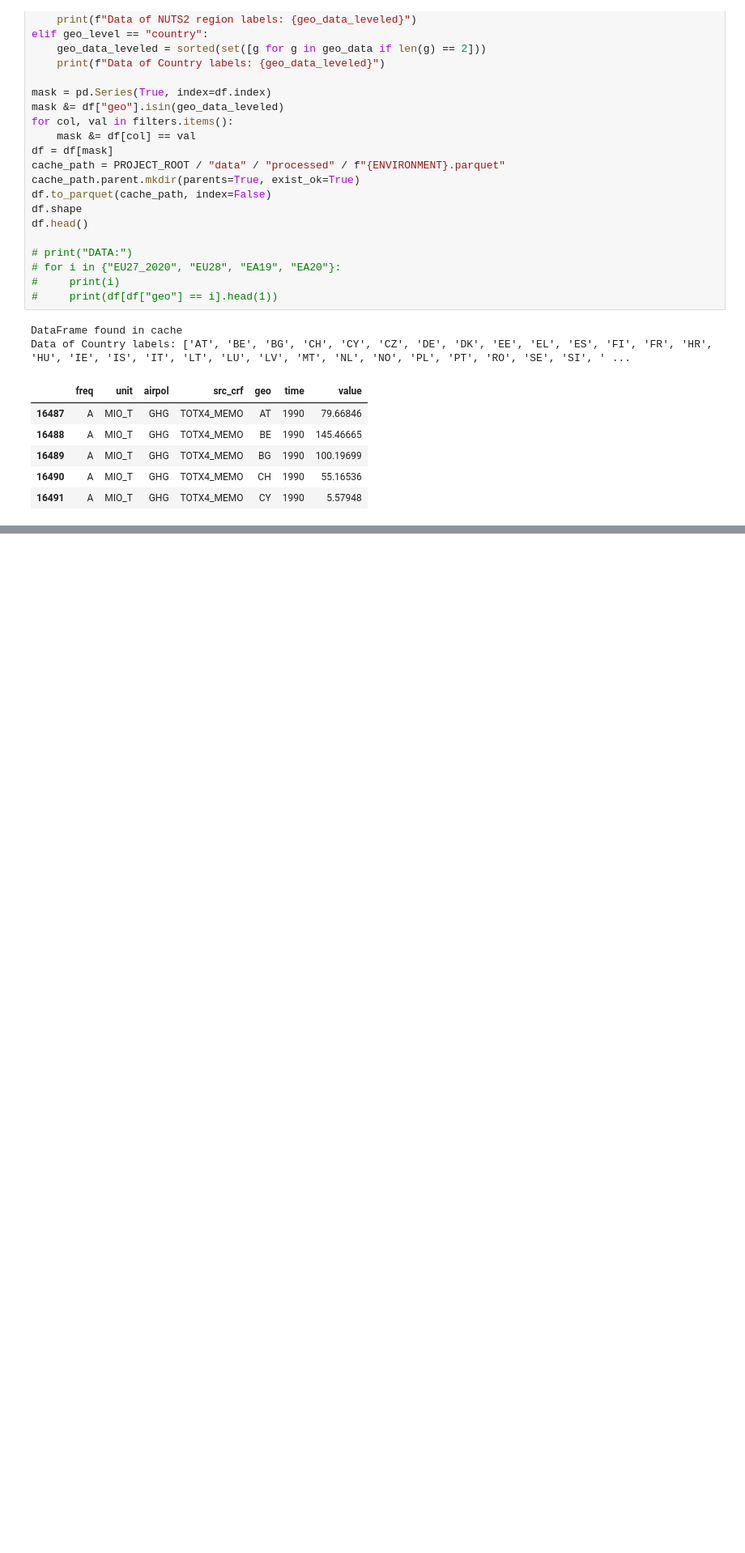
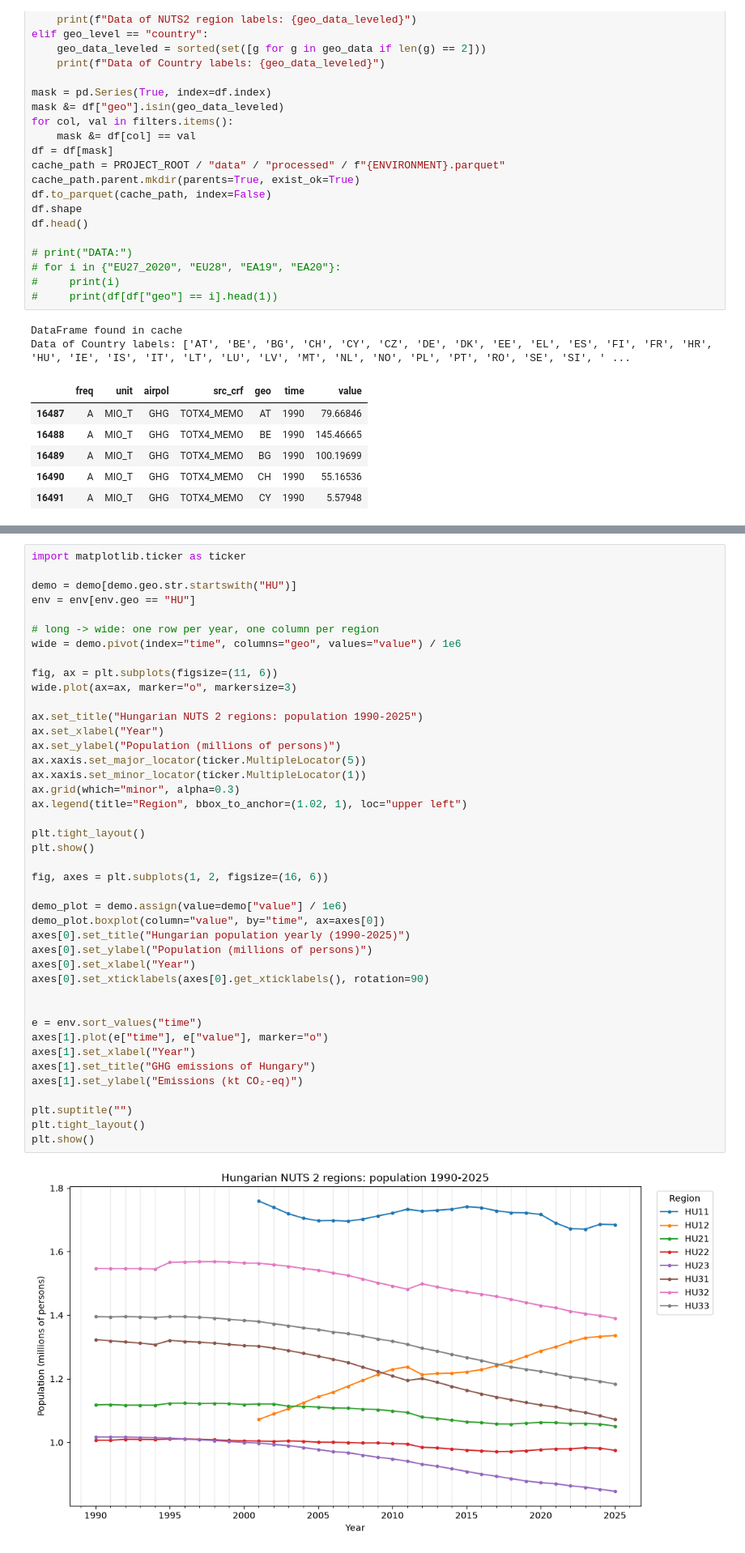
Before and after one commit to RichardPalotai/eurostat-dq, a Jupyter notebook: notebooks/01_eda.ipynb, the cells around one changed output, grey strips where cells are left out. Shown at 81% size. Saved outputs shown, nothing was run; the diff lists cells and outputs as text; blank space fills up the shorter version.

```diff
--- a/notebooks/01_eda.ipynb
+++ b/notebooks/01_eda.ipynb
@@ -280,0 +365,44 @@ Data of Country labels: ['AT', 'BE', 'BG', 'CH', 'CY', 'CZ', 'DE', 'DK', 'EE', '
+# %%
+import matplotlib.ticker as ticker
+
+demo = demo[demo.geo.str.startswith("HU")]
+env = env[env.geo == "HU"]
+
+# long -> wide: one row per year, one column per region
+wide = demo.pivot(index="time", columns="geo", values="value") / 1e6
+
+fig, ax = plt.subplots(figsize=(11, 6))
+wide.plot(ax=ax, marker="o", markersize=3)
+
+ax.set_title("Hungarian NUTS 2 regions: population 1990-2025")
+ax.set_xlabel("Year")
+ax.set_ylabel("Population (millions of persons)")
+ax.xaxis.set_major_locator(ticker.MultipleLocator(5))
+ax.xaxis.set_minor_locator(ticker.MultipleLocator(1))
+ax.grid(which="minor", alpha=0.3)
+ax.legend(title="Region", bbox_to_anchor=(1.02, 1), loc="upper left")
+
+plt.tight_layout()
+plt.show()
+
+fig, axes = plt.subplots(1, 2, figsize=(16, 6))
+
+demo_plot = demo.assign(value=demo["value"] / 1e6)
+demo_plot.boxplot(column="value", by="time", ax=axes[0])
+axes[0].set_title("Hungarian population yearly (1990-2025)")
+axes[0].set_ylabel("Population (millions of persons)")
+axes[0].set_xlabel("Year")
+axes[0].set_xticklabels(axes[0].get_xticklabels(), rotation=90)
+
+
+e = env.sort_values("time")
+axes[1].plot(e["time"], e["value"], marker="o")
+axes[1].set_xlabel("Year")
+axes[1].set_title("GHG emissions of Hungary")
+axes[1].set_ylabel("Emissions (kt CO₂-eq)")
+
+plt.suptitle("")
+plt.tight_layout()
+plt.show()
+# %% [output]
+[figure, added]
```
Also changed, not shown: parts of 6 cells of this notebook, 2 other files.
